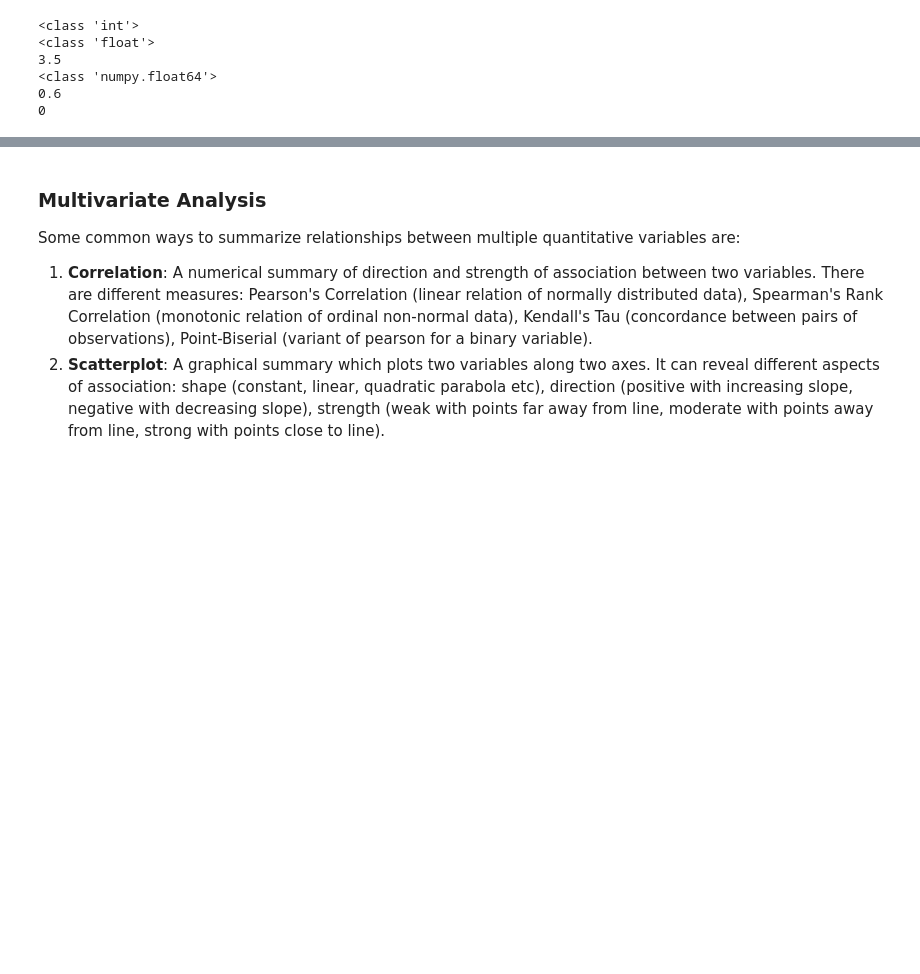
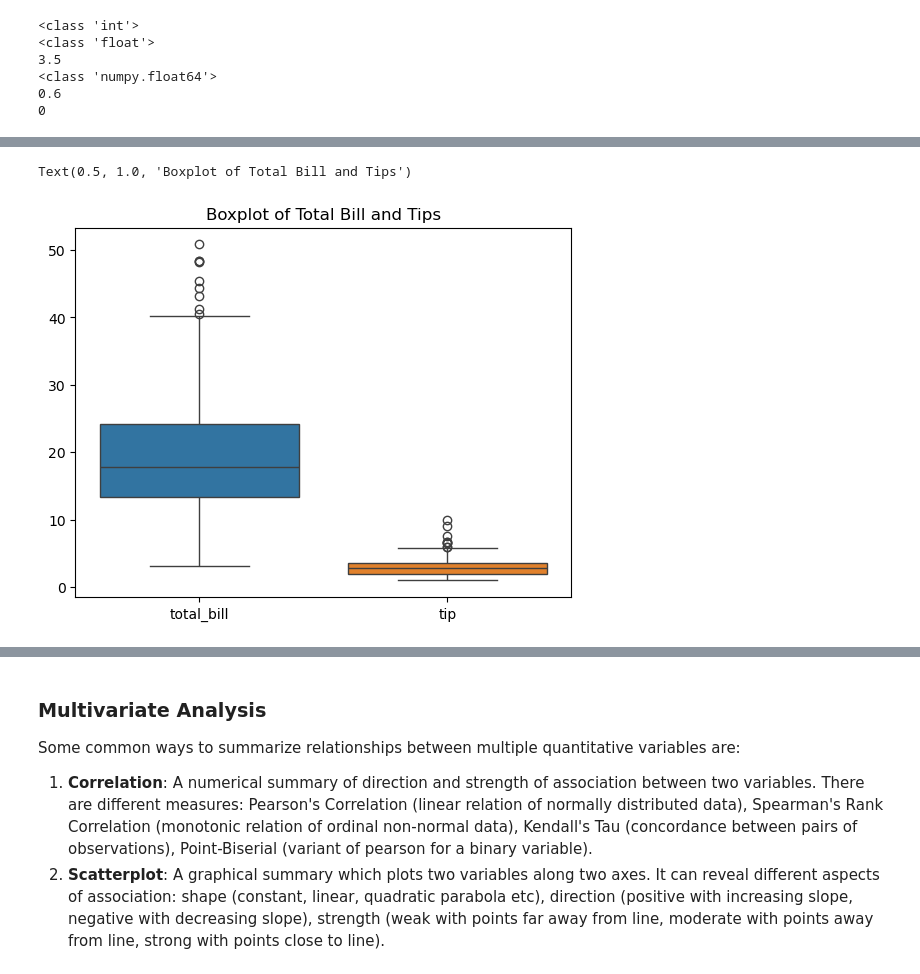
Before and after one commit to ruchiradhar/learninglab_stats, a Jupyter notebook: notebooks/BasicsOfStatistics.ipynb, the cells around one changed output, grey strips where cells are left out. Cells and saved outputs as stored; diff of their text form; code cells hidden in the pictures; blank space fills up the shorter version.

```diff
--- a/notebooks/BasicsOfStatistics.ipynb
+++ b/notebooks/BasicsOfStatistics.ipynb
@@ -670 +759,7 @@ Text(0.5, 1.0, 'Histogram of Total Bill')
+# %%
+# boxplot of two variables
+sns.boxplot (tips.loc[:,["total_bill", "tip"]]).set_title("Boxplot of Total Bill and Tips")
+# %% [output]
+Text(0.5, 1.0, 'Boxplot of Total Bill and Tips')
+[figure, added]
 # %%
```
Also changed, not shown: parts of 40 cells of this notebook, 1 other file.
